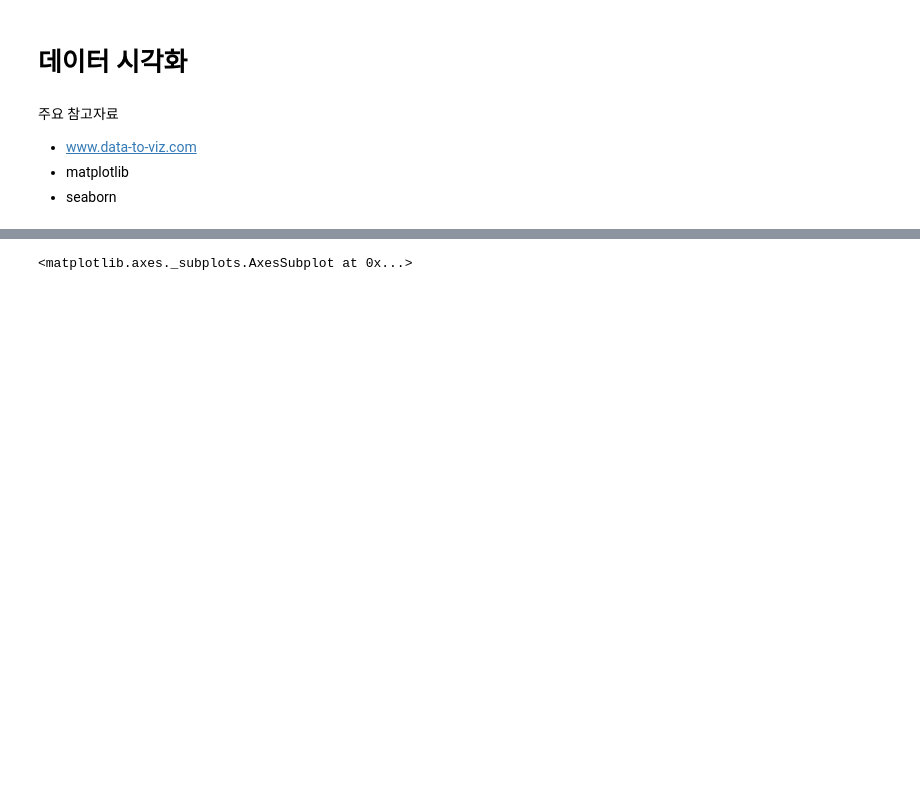
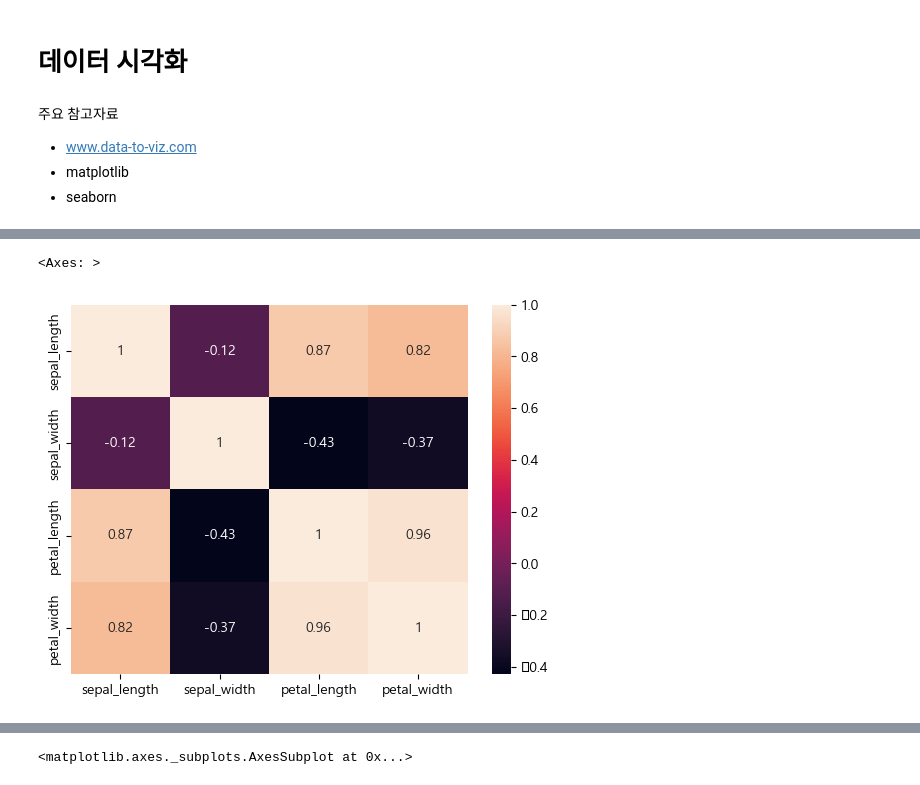
Before and after one commit to pookopook/AIchemist, a Jupyter notebook: ML_lecture/03_python_for_ML/day03.ipynb, the cells around one changed output, grey strips where cells are left out. Drawn from its saved outputs; the diff is of its cells as text; code cells hidden in the pictures; blank space fills up the shorter version.

```diff
--- a/ML_lecture/03_python_for_ML/day03.ipynb
+++ b/ML_lecture/03_python_for_ML/day03.ipynb
@@ -330,0 +396,2 @@ import matplotlib.pyplot as plt
+# %%
+df = sns.load_dataset('iris')
@@ -330,0 +424,6 @@ import matplotlib.pyplot as plt
+# %%
+corr = df.iloc[:,0:4].corr()
+sns.heatmap(corr, annot=True)
+# %% [output]
+<Axes: >
+[figure, added]
```
Also changed, not shown: parts of 24 cells of this notebook, 3 other files.
